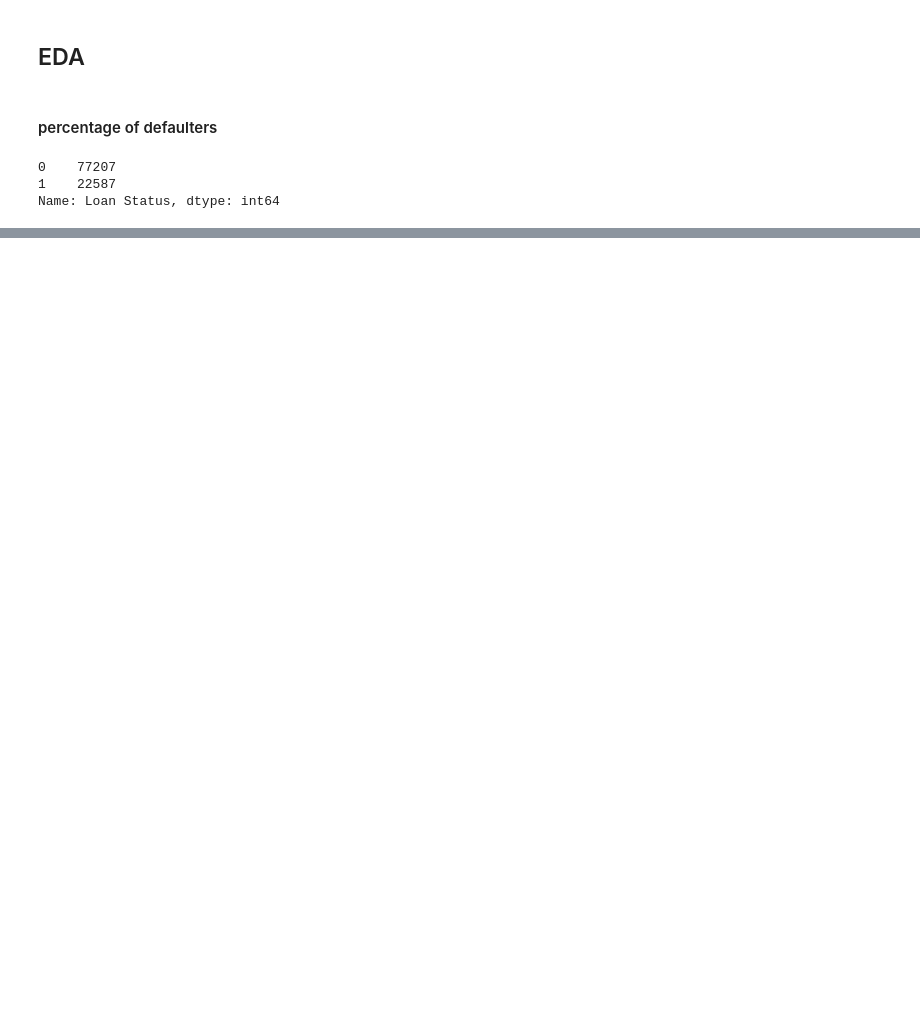
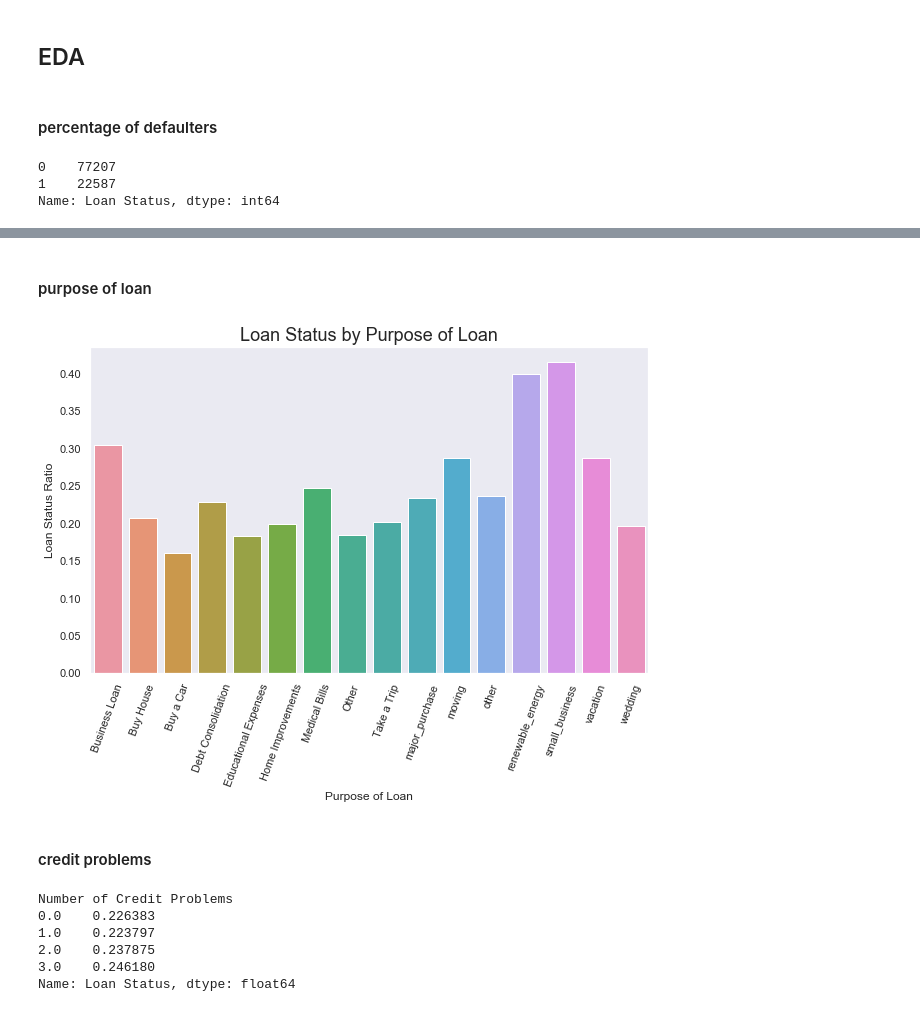
Before and after one commit to binyaz/binyo-lauren-bank-loan-status, a Jupyter notebook: datacleaning_eda.ipynb, the cells around one changed output, grey strips where cells are left out. Drawn from its saved outputs; the diff is of its cells as text; code cells hidden in the pictures; blank space fills up the shorter version.

```diff
--- a/datacleaning_eda.ipynb
+++ b/datacleaning_eda.ipynb
@@ -115,0 +261,16 @@ plt.title('Loan Status Ratio', fontsize=18);
+# %% [markdown]
+#### purpose of loan
+# %%
+y = df2.groupby(['Purpose'])['Loan Status'].mean()
+plt.figure(figsize = (10,6))
+sns.barplot(y.index,y)
+sns.set(style='dark')
+plt.xlabel('Purpose of Loan')
+degrees = 70
+plt.xticks(rotation=degrees)
+plt.ylabel('Loan Status Ratio')
+plt.title('Loan Status by Purpose of Loan', fontsize=18);
+# %% [output]
+[figure, added]
+# %% [markdown]
+#### credit problems
@@ -115,0 +279,9 @@ plt.title('Loan Status Ratio', fontsize=18);
+# %%
+df2.groupby(['Number of Credit Problems'])['Loan Status'].mean()
+# %% [output]
+Number of Credit Problems
+0.0    0.226383
+1.0    0.223797
+2.0    0.237875
+3.0    0.246180
+Name: Loan Status, dtype: float64
```
Also changed, not shown: parts of 26 cells of this notebook.
